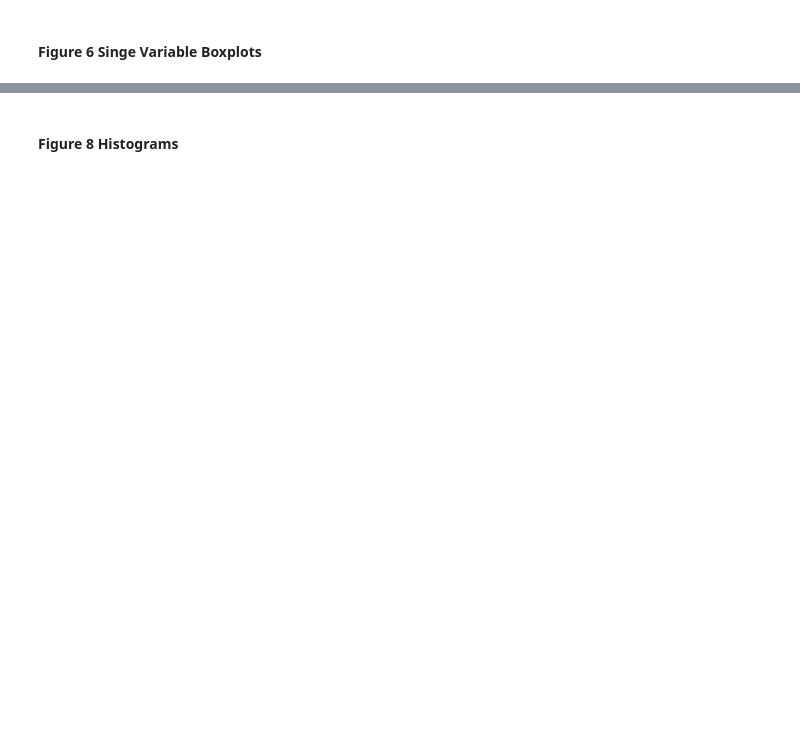
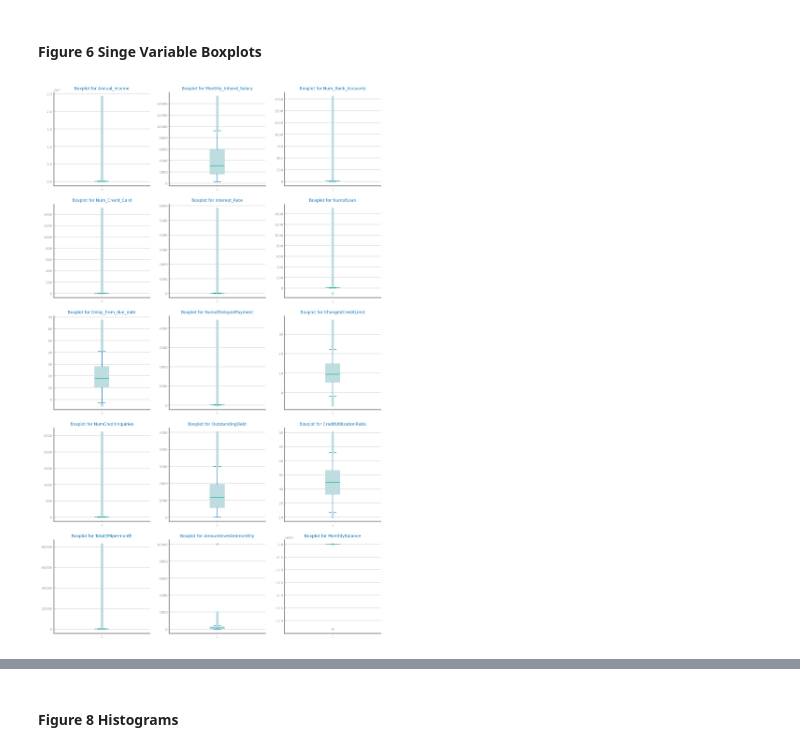
Before and after one commit to franciscoAbreuTecnico/Data-Science-IST, a Jupyter notebook: dataset_services/classification_dataset_2.ipynb, the cells around one changed output, grey strips where cells are left out. Drawn from its saved outputs; the diff is of its cells as text; code cells hidden in the pictures; blank space fills up the shorter version.

```diff
--- a/dataset_services/classification_dataset_2.ipynb
+++ b/dataset_services/classification_dataset_2.ipynb
@@ -168,2 +241,28 @@ show()
 # %% [markdown]
 #### Figure 6 Singe Variable Boxplots
+# %%
+from numpy import ndarray
+from matplotlib.figure import Figure
+from matplotlib.pyplot import savefig, show, subplots
+from dslabs_functions import define_grid, HEIGHT
+
+if [] != numeric:
+    rows: int
+    cols: int
+    rows, cols = define_grid(len(numeric))
+    fig: Figure
+    axs: ndarray
+    fig, axs = subplots(
+        rows, cols, figsize=(cols * HEIGHT, rows * HEIGHT), squeeze=False
+    )
+    i, j = 0, 0
+    for n in range(len(numeric)):
+        axs[i, j].set_title("Boxplot for %s" % numeric[n])
+        axs[i, j].boxplot(dataset[numeric[n]].dropna().values)
+        i, j = (i + 1, 0) if (n + 1) % cols == 0 else (i, j + 1)
+    savefig(f"images/fig_6_single_boxplots.png")
+    show()
+else:
+    print("There are no numeric variables.")
+# %% [output]
+[figure, added]
```
Also changed, not shown: parts of 13 cells of this notebook, 10 other files.
